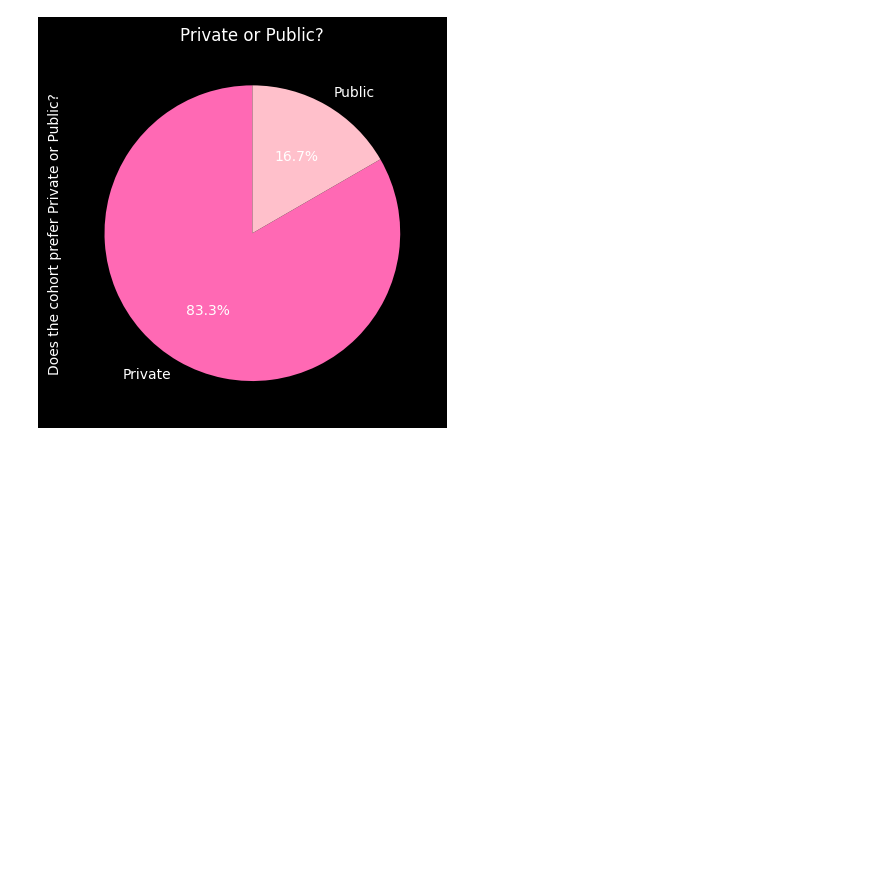
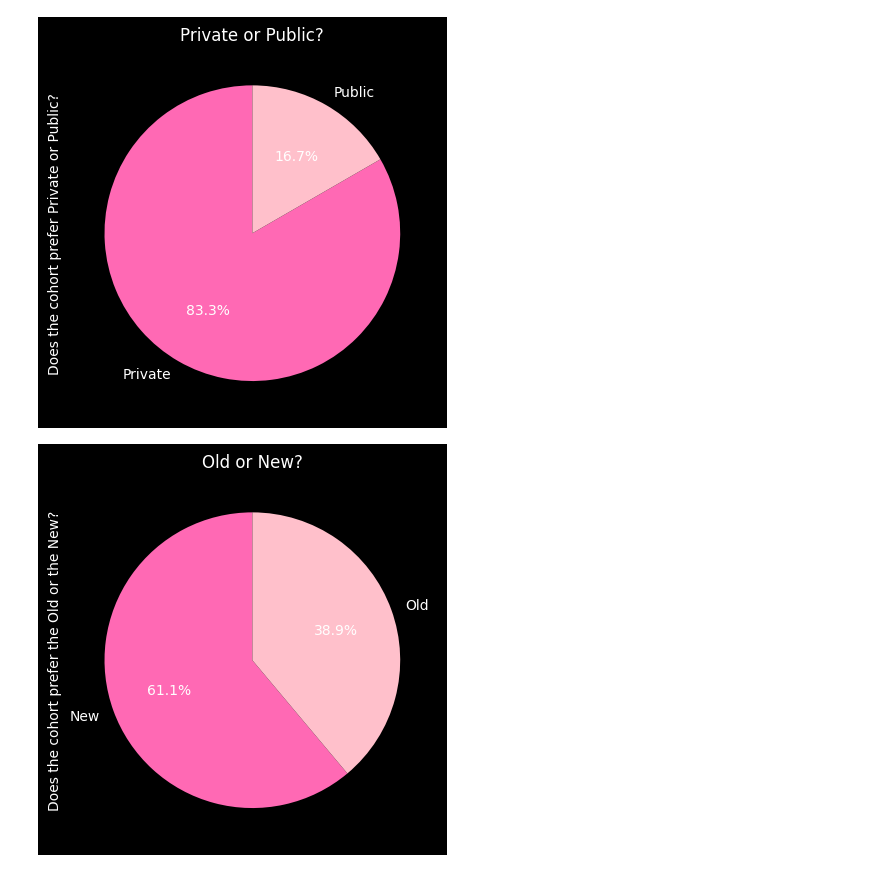
Before and after one commit to Ollyje/olly-data-among-us, a Jupyter notebook: Olly_Survey.ipynb, the cells around one changed output. Cells and saved outputs as stored; diff of their text form; code cells hidden in the pictures; blank space fills up the shorter version.

```diff
--- a/Olly_Survey.ipynb
+++ b/Olly_Survey.ipynb
@@ -202,3 +216,14 @@ plt.ylabel('Does the cohort prefer Private or Public?', color ='white')
 plt.show()
 # %% [output]
 [figure]
+# %%
+ax = survey['Old_or_New'].value_counts().plot(kind='pie', autopct='%1.1f%%', startangle=90, colors=['hotpink', 'pink'], textprops={'color': 'white'})
+
+plt.gcf().set_facecolor('black')  # Set the figure (overall) background to black
+ax.set_facecolor('black')
+
+plt.title('Old or New?', color ='white')
+plt.ylabel('Does the cohort prefer the Old or the New?', color ='white')
+plt.show()
+# %% [output]
+[figure, added]
```
Also changed, not shown: parts of 2 cells of this notebook.
